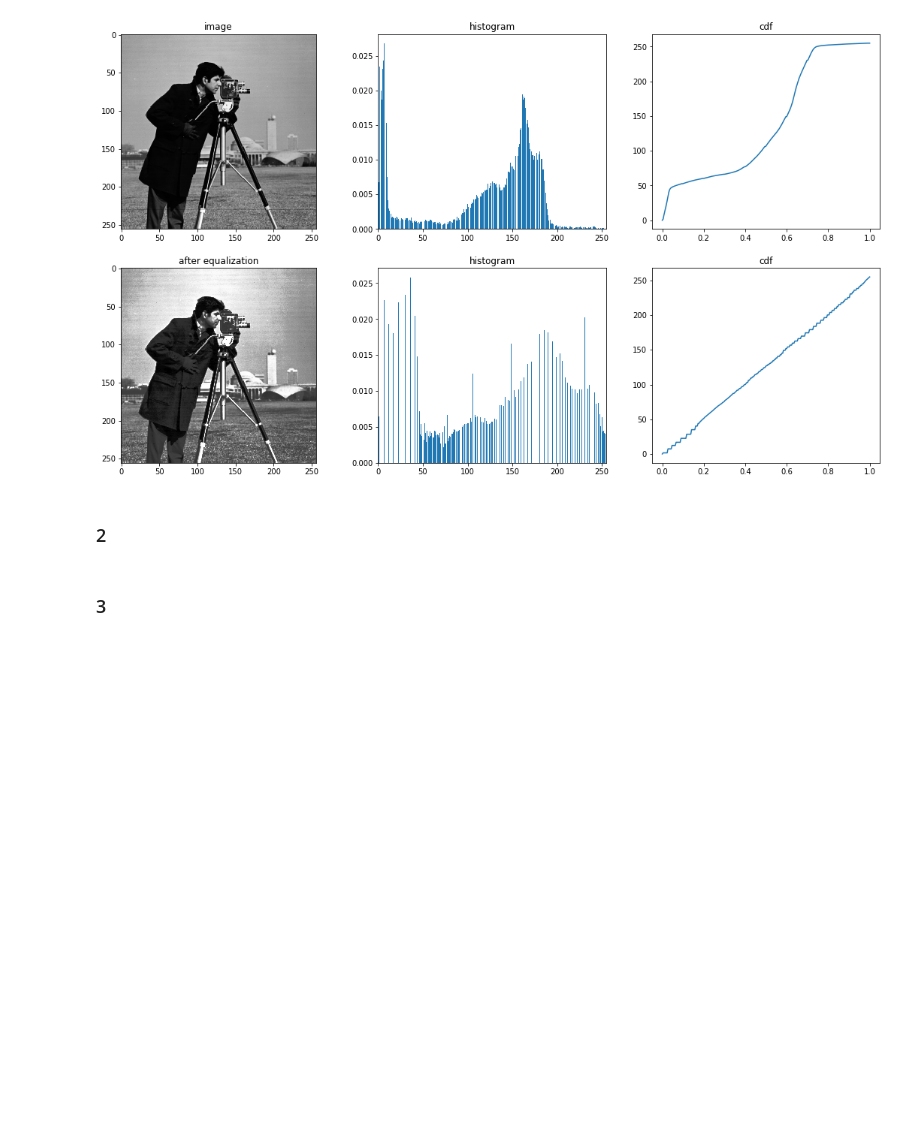
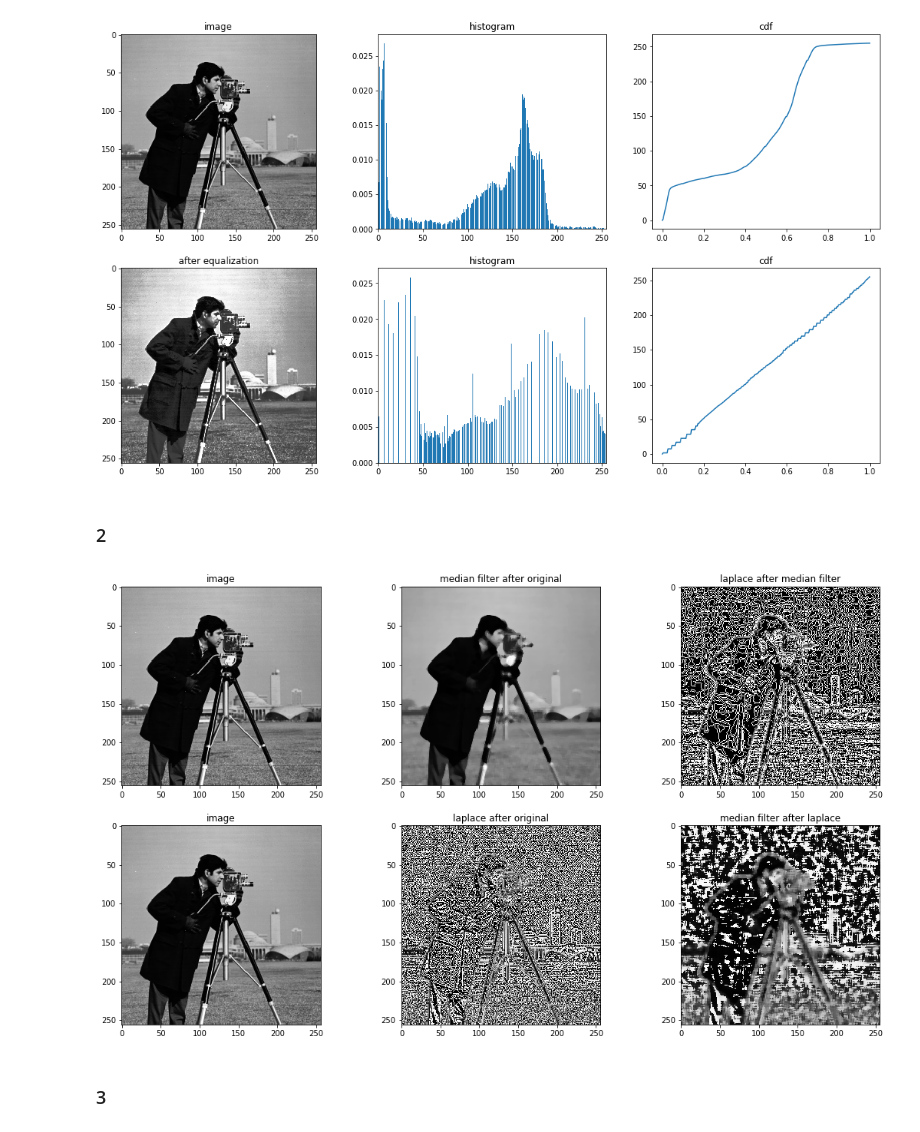
Before and after one commit to zeevikal/computer-vision-22913-openu, a Jupyter notebook: notebooks/MAMAN 13.ipynb, the cells around one changed output. Drawn from its saved outputs; the diff is of its cells as text; code cells hidden in the pictures; blank space fills up the shorter version.

```diff
--- a/notebooks/MAMAN 13.ipynb
+++ b/notebooks/MAMAN 13.ipynb
@@ -101,2 +85,41 @@ def image_histogram_equalization(image, number_bins=256):
+# %%
+#3
+#3.23
+
+f, ax = plt.subplots(2, 3)
+plt.gray()
+f.set_size_inches(18.5, 10.5)
+
+# original image
+ax[0, 0].imshow(im)
+ax[0, 0].set_title('image')
+
+# median filter after original
+filtered_im = ndimage.median_filter(im, size=5)
+ax[0, 1].imshow(filtered_im)
+ax[0, 1].set_title('median filter after original')
+
+# laplace after median filter
+laplace_im = ndimage.laplace(filtered_im)
+ax[0, 2].imshow(laplace_im)
+ax[0, 2].set_title('laplace after median filter')
+
+# original image
+ax[1, 0].imshow(im)
+ax[1, 0].set_title('image')
+
+# laplace after original
+laplace_im2 = ndimage.laplace(im)
+ax[1, 1].imshow(laplace_im2)
+ax[1, 1].set_title('laplace after original')
+
+# median filter after laplace
+filtered_im2 = ndimage.median_filter(laplace_im2, size=5)
+ax[1, 2].imshow(filtered_im2)
+ax[1, 2].set_title('median filter after laplace')
+
+plt.show()
+# %% [output]
+[figure, added]
 # %% [markdown]
 ### 3
```
Also changed, not shown: parts of 15 cells of this notebook, 1 other file.
